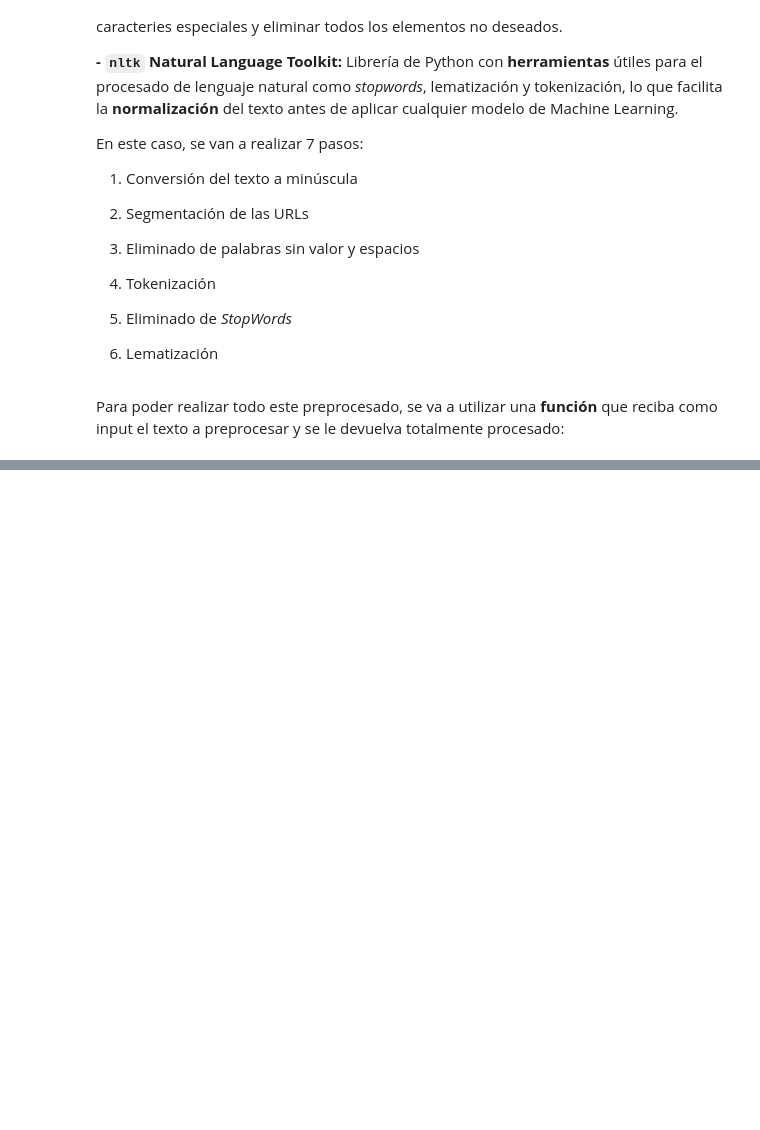
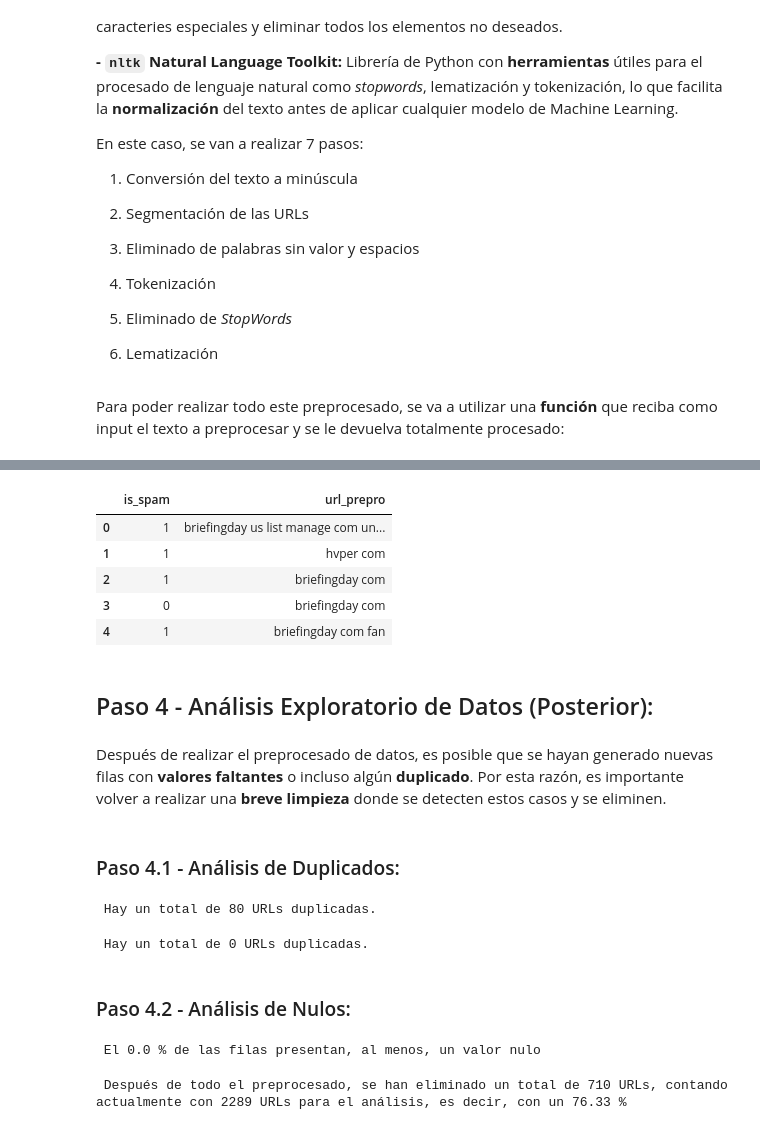
Before and after one commit to 4GeeksAcademy/NLP-clara-ab, a Jupyter notebook: src/explore.ipynb, the cells around one changed output, grey strips where cells are left out. Saved outputs shown, nothing was run; the diff lists cells and outputs as text; code cells hidden in the pictures; blank space fills up the shorter version.

```diff
--- a/src/explore.ipynb
+++ b/src/explore.ipynb
@@ -202,0 +230,40 @@ NameError: name 'df_' is not defined
+# %%
+df_clean = df_clean.drop(['url'], axis = 1);
+df_clean.head()
+# %% [output]
+|  | is_spam | url_prepro |
+| 0 | 1 | briefingday us list manage com un... |
+| 1 | 1 | hvper com |
+| 2 | 1 | briefingday com |
+| 3 | 0 | briefingday com |
+| 4 | 1 | briefingday com fan |
+# %% [markdown]
+## Paso 4 - Análisis Exploratorio de Datos (Posterior):
+# %% [markdown]
+Después de realizar el preprocesado de datos, es posible que se hayan generado nuevas filas con **valores faltantes** o incluso algún **duplicado**. Por esta razón, es importante volver a realizar una **breve limpieza** donde se detecten estos casos y se eliminen.
+# %% [markdown]
+### Paso 4.1 - Análisis de Duplicados:
+# %%
+# Se utiliza el método .duplicated() para identificar las URL repetidas dentro del DataFrame:
+print(f" Hay un total de {df_clean.duplicated().sum()} URLs duplicadas.");
+# %% [output]
+ Hay un total de 80 URLs duplicadas.
+# %%
+# Se eliminan los duplicados:
+df_prepro = df_clean.drop_duplicates();
+
+# Se comprueba que ya no quedan duplicados:
+print(f" Hay un total de {df_prepro.duplicated().sum()} URLs duplicadas.");
+# %% [output]
+ Hay un total de 0 URLs duplicadas.
+# %% [markdown]
+### Paso 4.2 - Análisis de Nulos:
+# %%
+# Se comprueba el porcentaje de filas que presentan al menos un valor nulo:
+print(f" El {round(df_prepro.isnull().any(axis=1).mean()*100, 2)} % de las filas presentan, al menos, un valor nulo");
+# %% [output]
+ El 0.0 % de las filas presentan, al menos, un valor nulo
+# %%
+print(f" Después de todo el preprocesado, se han eliminado un total de {abs(df.shape[0] - df_prepro.shape[0])} URLs, contando actualmente con {df_prepro.shape[0]} URLs para el análisis, es decir, con un {round(100*(df_prepro.shape[0]/df.shape[0]), 2)} %");
+# %% [output]
+ Después de todo el preprocesado, se han eliminado un total de 710 URLs, contando actualmente con 2289 URLs para el análisis, es decir, con un 76.33 %
```
Also changed, not shown: parts of 18 cells of this notebook, 1 other file.
